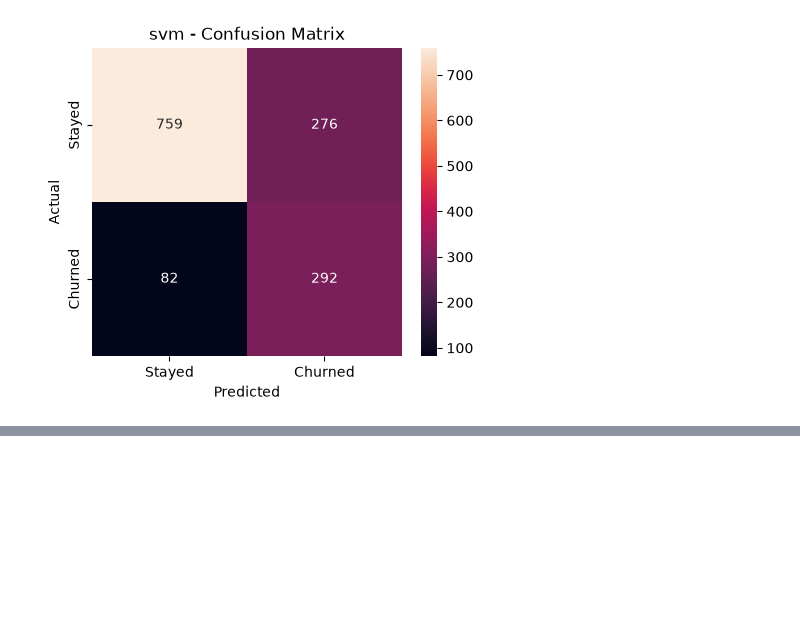
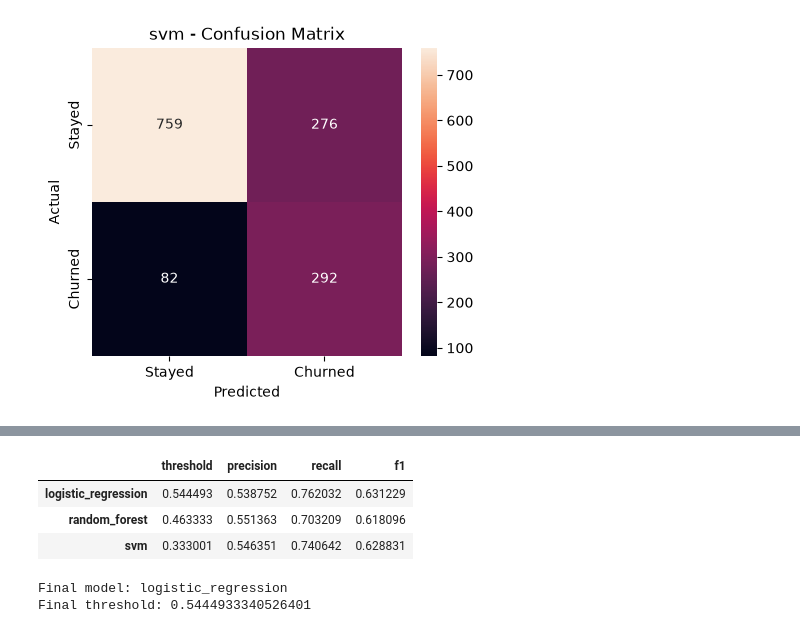
Before and after one commit to Syed-Farzan/churn-prediction-api, a Jupyter notebook: notebooks/01_data_exploration.ipynb, the cells around one changed output, grey strips where cells are left out. Drawn from its saved outputs; the diff is of its cells as text; code cells hidden in the pictures; blank space fills up the shorter version.

```diff
--- a/notebooks/01_data_exploration.ipynb
+++ b/notebooks/01_data_exploration.ipynb
@@ -361,0 +397,26 @@ results_df.to_csv(
+# %%
+threshold_results = {}
+
+for name in models:
+    y_prob = probabilities[name]
+
+    precision, recall, thresholds = precision_recall_curve(
+        y_test_binary,
+        y_prob
+    )
+
+    f1_scores = (
+        2 * precision[:-1] * recall[:-1]
+        / (precision[:-1] + recall[:-1] + 1e-8)
+    )
+
+    best_index = np.argmax(f1_scores)
+
+    threshold_results[name] = {
+        "threshold": thresholds[best_index],
+        "precision": precision[best_index],
+        "recall": recall[best_index],
+        "f1": f1_scores[best_index],
+    }
+
+threshold_results
@@ -361,0 +436,25 @@ results_df.to_csv(
+# %%
+threshold_df = pd.DataFrame(
+    threshold_results
+).T
+
+threshold_df
+# %% [output]
+|  | threshold | precision | recall | f1 |
+| logistic_regression | 0.544493 | 0.538752 | 0.762032 | 0.631229 |
+| random_forest | 0.463333 | 0.551363 | 0.703209 | 0.618096 |
+| svm | 0.333001 | 0.546351 | 0.740642 | 0.628831 |
+# %%
+final_model_name = "logistic_regression"
+
+final_model = models[final_model_name]
+
+final_threshold = threshold_results[
+    final_model_name
+]["threshold"]
+
+print("Final model:", final_model_name)
+print("Final threshold:", final_threshold)
+# %% [output]
+Final model: logistic_regression
+Final threshold: 0.5444933340526401
```
Also changed, not shown: parts of 7 cells of this notebook.
